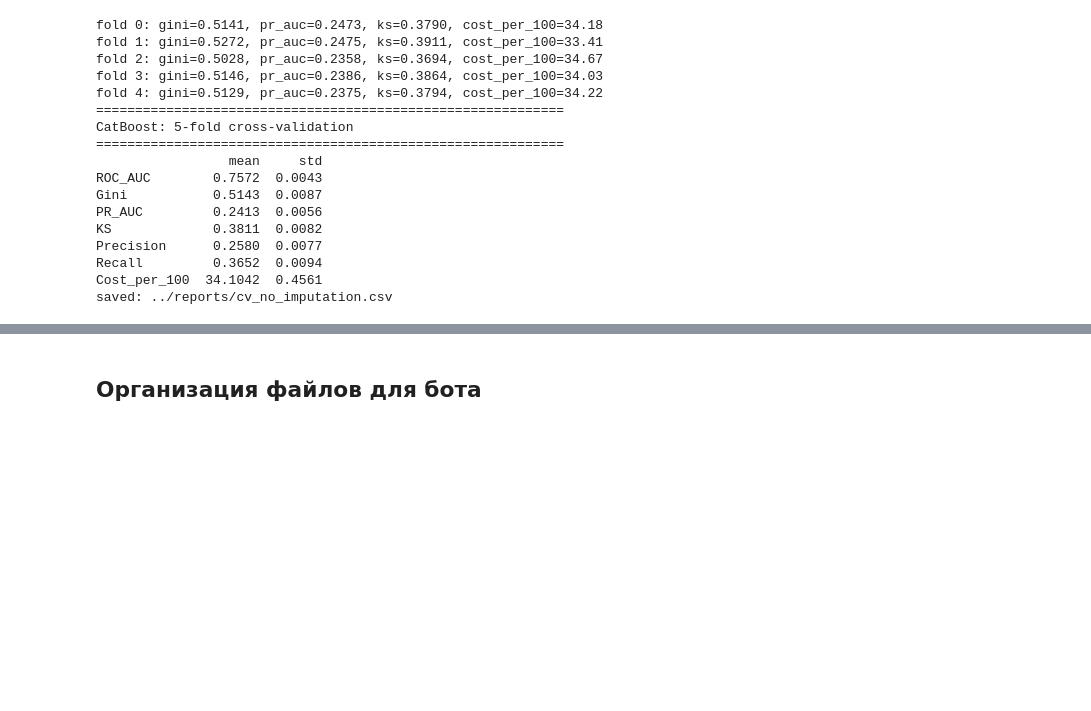
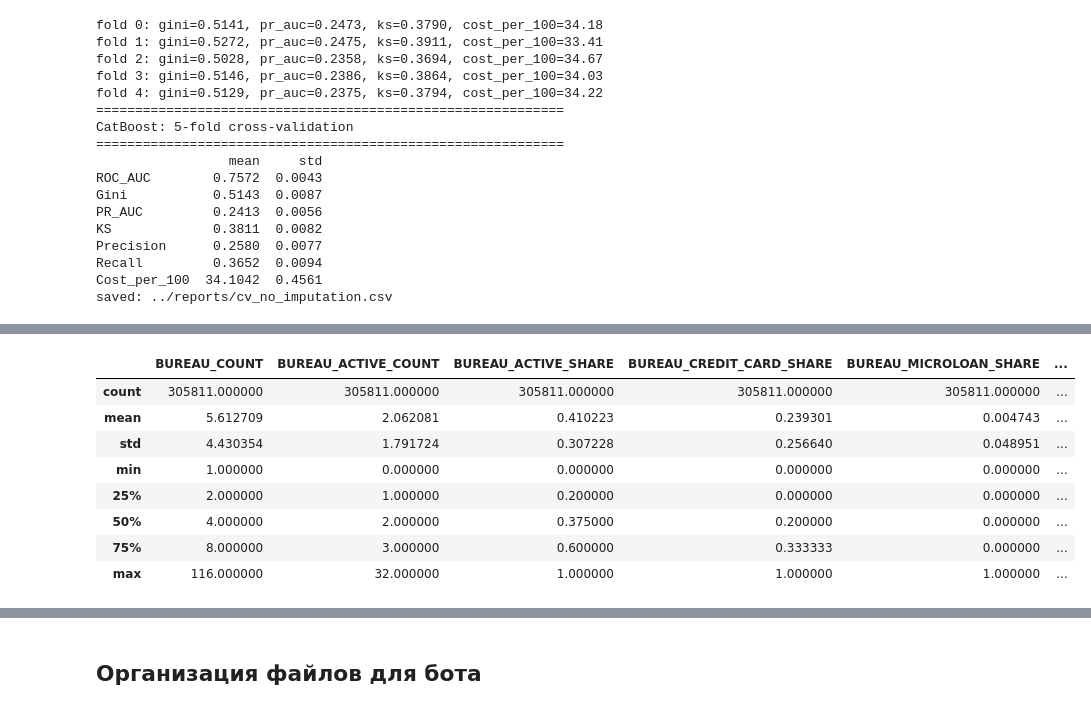
Before and after one commit to Twickitt/Credit-Scoring-Bot, a Jupyter notebook: notebooks/Credit-Scoring-Analysis.ipynb, the cells around one changed output, grey strips where cells are left out. Drawn from its saved outputs; the diff is of its cells as text; code cells hidden in the pictures; blank space fills up the shorter version.

```diff
--- a/notebooks/Credit-Scoring-Analysis.ipynb
+++ b/notebooks/Credit-Scoring-Analysis.ipynb
@@ -1134,0 +1176,88 @@ saved: ../reports/cv_no_imputation.csv
+# %%
+# credit bureau: credits of the client in other banks
+# bureau.csv - one row per credit, linked to the client by SK_ID_CURR, the credit itself has SK_ID_BUREAU
+# bureau_balance.csv - one row per credit per month, linked only by SK_ID_BUREAU (not by the client)
+# so the aggregation has two levels: months -> credit, then credits -> client
+# the result is cached: the raw tables are big and take a few minutes to process
+data_dir = 'C:/Users/volko/.cache/kagglehub/competitions/home-credit-default-risk'
+bureau_agg_path = '../data/agg_bureau.parquet'
+
+if os.path.exists(bureau_agg_path):
+    bureau_agg = pd.read_parquet(bureau_agg_path)
+    print(f"loaded from cache: {bureau_agg_path}")
+else:
+    # level 1: monthly statuses -> one row per bureau credit
+    # STATUS: 0 - no overdue, 1..5 - overdue buckets (1: 1-30 days ... 5: 120+ days or written off), C - closed, X - unknown
+    bureau_balance = pd.read_csv(f'{data_dir}/bureau_balance.csv')
+    bureau_balance['IS_OVERDUE'] = bureau_balance['STATUS'].isin(['1', '2', '3', '4', '5']).astype(int)
+    bureau_balance['IS_OVERDUE_60'] = bureau_balance['STATUS'].isin(['3', '4', '5']).astype(int)
+
+    balance_agg = bureau_balance.groupby('SK_ID_BUREAU').agg(
+        MONTHS_COUNT=('MONTHS_BALANCE', 'size'),
+        OVERDUE_MONTHS_SHARE=('IS_OVERDUE', 'mean'),
+        OVERDUE_60_MONTHS_SHARE=('IS_OVERDUE_60', 'mean')
+    )
+
+    # level 2: credits -> one row per client
+    bureau = pd.read_csv(f'{data_dir}/bureau.csv')
+    bureau = bureau.join(balance_agg, on='SK_ID_BUREAU')
+
+    bureau['IS_ACTIVE'] = (bureau['CREDIT_ACTIVE'] == 'Active').astype(int)
+    bureau['IS_OVERDUE_NOW'] = (bureau['CREDIT_DAY_OVERDUE'] > 0).astype(int)
+    bureau['IS_CREDIT_CARD'] = (bureau['CREDIT_TYPE'] == 'Credit card').astype(int)
+    bureau['IS_MICROLOAN'] = (bureau['CREDIT_TYPE'] == 'Microloan').astype(int)
+    bureau['DEBT_RATIO'] = (bureau['AMT_CREDIT_SUM_DEBT'] / bureau['AMT_CREDIT_SUM']).replace([np.inf, -np.inf], np.nan)
+    bureau['CREDIT_DURATION'] = bureau['DAYS_CREDIT_ENDDATE'] - bureau['DAYS_CREDIT']
+
+    bureau_agg = bureau.groupby('SK_ID_CURR').agg(
+        # how many credits and of what kind
+        BUREAU_COUNT=('SK_ID_BUREAU', 'size'),
+        BUREAU_ACTIVE_COUNT=('IS_ACTIVE', 'sum'),
+        BUREAU_ACTIVE_SHARE=('IS_ACTIVE', 'mean'),
+        BUREAU_CREDIT_CARD_SHARE=('IS_CREDIT_CARD', 'mean'),
+        BUREAU_MICROLOAN_SHARE=('IS_MICROLOAN', 'mean'),
+        # how long ago (days before the current application, negative numbers)
+        BUREAU_DAYS_CREDIT_MIN=('DAYS_CREDIT', 'min'),
+        BUREAU_DAYS_CREDIT_MAX=('DAYS_CREDIT', 'max'),
+        BUREAU_DAYS_CREDIT_MEAN=('DAYS_CREDIT', 'mean'),
+        BUREAU_DAYS_ENDDATE_MAX=('DAYS_CREDIT_ENDDATE', 'max'),
+        BUREAU_DAYS_UPDATE_MEAN=('DAYS_CREDIT_UPDATE', 'mean'),
+        BUREAU_CREDIT_DURATION_MEAN=('CREDIT_DURATION', 'mean'),
+        # amounts and debt load
+        BUREAU_CREDIT_SUM_SUM=('AMT_CREDIT_SUM', 'sum'),
+        BUREAU_CREDIT_SUM_MEAN=('AMT_CREDIT_SUM', 'mean'),
+        BUREAU_DEBT_SUM=('AMT_CREDIT_SUM_DEBT', 'sum'),
+        BUREAU_DEBT_RATIO_MEAN=('DEBT_RATIO', 'mean'),
+        BUREAU_DEBT_RATIO_MAX=('DEBT_RATIO', 'max'),
+        BUREAU_LIMIT_SUM=('AMT_CREDIT_SUM_LIMIT', 'sum'),
+        # overdue: now and in the past
+        BUREAU_OVERDUE_NOW_COUNT=('IS_OVERDUE_NOW', 'sum'),
+        BUREAU_OVERDUE_DAYS_MAX=('CREDIT_DAY_OVERDUE', 'max'),
+        BUREAU_OVERDUE_SUM=('AMT_CREDIT_SUM_OVERDUE', 'sum'),
+        BUREAU_MAX_OVERDUE_MAX=('AMT_CREDIT_MAX_OVERDUE', 'max'),
+        BUREAU_PROLONG_SUM=('CNT_CREDIT_PROLONG', 'sum'),
+        # monthly history from bureau_balance
+        BUREAU_OVERDUE_MONTHS_SHARE_MEAN=('OVERDUE_MONTHS_SHARE', 'mean'),
+        BUREAU_OVERDUE_MONTHS_SHARE_MAX=('OVERDUE_MONTHS_SHARE', 'max'),
+        BUREAU_OVERDUE_60_MONTHS_SHARE_MAX=('OVERDUE_60_MONTHS_SHARE', 'max')
+    )
+
+    # the same over active credits only: the current debt load of the client
+    bureau_active_agg = bureau[bureau['IS_ACTIVE'] == 1].groupby('SK_ID_CURR').agg(
+        BUREAU_ACTIVE_CREDIT_SUM=('AMT_CREDIT_SUM', 'sum'),
+        BUREAU_ACTIVE_DEBT_SUM=('AMT_CREDIT_SUM_DEBT', 'sum'),
+        BUREAU_ACTIVE_OVERDUE_SUM=('AMT_CREDIT_SUM_OVERDUE', 'sum'),
+        BUREAU_ACTIVE_DAYS_ENDDATE_MAX=('DAYS_CREDIT_ENDDATE', 'max')
+    )
+    bureau_agg = bureau_agg.join(bureau_active_agg)
+
+    bureau_agg.to_parquet(bureau_agg_path)
+    print(f"saved to cache: {bureau_agg_path}")
+
+    # the raw tables are not needed anymore, freeing memory
+    del bureau_balance, balance_agg, bureau, bureau_active_agg
+    gc.collect()
+
+print(f"bureau_agg: {bureau_agg.shape[0]:,} clients, {bureau_agg.shape[1]} features")
+bureau_agg.describe()
+# %% [output]
@@ -1134,0 +1266,9 @@ saved: ../reports/cv_no_imputation.csv
+|  | BUREAU_COUNT | BUREAU_ACTIVE_COUNT | BUREAU_ACTIVE_SHARE | BUREAU_CREDIT_CARD_SHARE | BUREAU_MICROLOAN_SHARE | ... |
+| count | 305811.000000 | 305811.000000 | 305811.000000 | 305811.000000 | 305811.000000 | ... |
+| mean | 5.612709 | 2.062081 | 0.410223 | 0.239301 | 0.004743 | ... |
+| std | 4.430354 | 1.791724 | 0.307228 | 0.256640 | 0.048951 | ... |
+| min | 1.000000 | 0.000000 | 0.000000 | 0.000000 | 0.000000 | ... |
+| 25% | 2.000000 | 1.000000 | 0.200000 | 0.000000 | 0.000000 | ... |
+| 50% | 4.000000 | 2.000000 | 0.375000 | 0.200000 | 0.000000 | ... |
+| 75% | 8.000000 | 3.000000 | 0.600000 | 0.333333 | 0.000000 | ... |
+| max | 116.000000 | 32.000000 | 1.000000 | 1.000000 | 1.000000 | ... |
```
Also changed, not shown: parts of 35 cells of this notebook, 7 other files.
